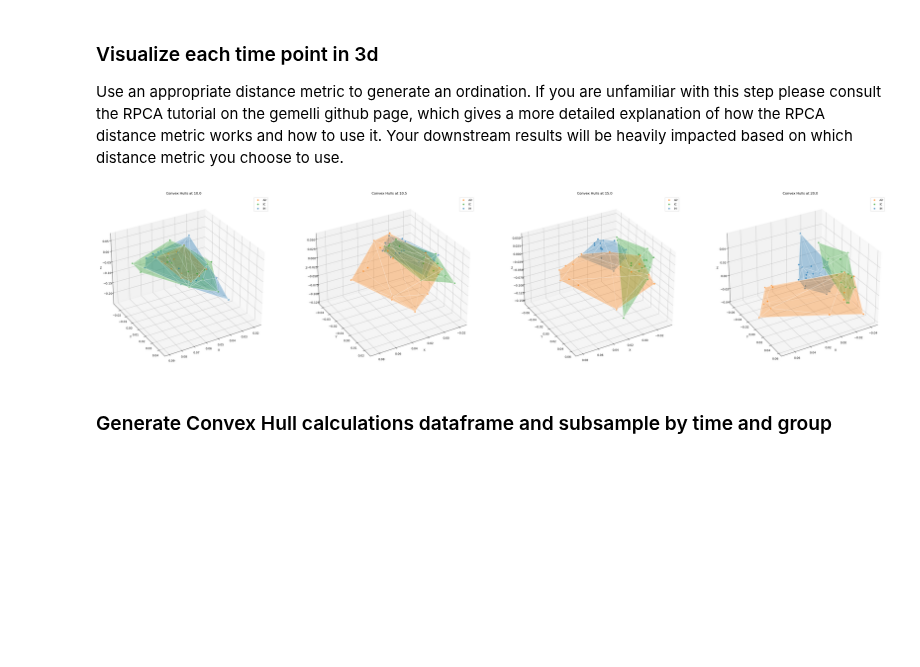
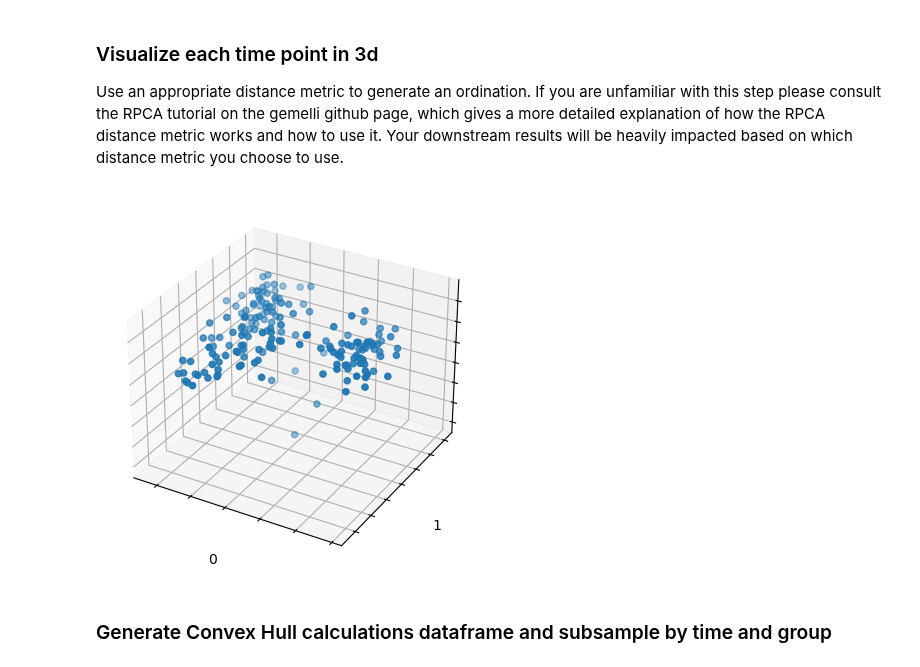
Before and after one commit to dpear/q2-convexhull2, a Jupyter notebook: 01-ch-visualizations-tutorial.ipynb, the cells around one changed output. Saved outputs shown, nothing was run; the diff lists cells and outputs as text; code cells hidden in the pictures; blank space fills up the shorter version.

```diff
--- a/01-ch-visualizations-tutorial.ipynb
+++ b/01-ch-visualizations-tutorial.ipynb
@@ -68,13 +68,15 @@ pd.DataFrame(meta[['age_match', 'exposure_type']].value_counts()).sort_values(by
 Use an appropriate distance metric to generate an ordination. If you are unfamiliar with this step please consult the RPCA tutorial on the gemelli github page, which gives a more detailed explanation of how the RPCA distance metric works and how to use it. Your downstream results will be heavily impacted based on which distance metric you choose to use.
 # %%
 from gemelli.rpca import rpca
-ord, dmat = rpca(tab.copy())
-ord
+ordination, distance_mat = rpca(tab.copy())
+ordination
+# %% [output]
+[figure, added]
 # %%
-TIME_COL = 'age_match'
-GROUP_COL = 'exposure_type'
-ID = 'sample_name'
-quiet = True
+
+def log(s):
+    if not quiet:
+        print(s)
 
 def filter_ids(ord, meta):
     """ Matches metadata to ordination. Returns ord, meta """
@@ -104,16 +106,14 @@ def get_colors(meta, GROUP_COL, palette='tab10'):
     colors = {groups[i]:vcolors[i] for i in range(len(groups))}
     return colors
 
-
-def match_ids(skb, ids):
+def match_ids(ord, ids):
     """ Input skb ordination, ids. Output overlaps as list"""
-    matched_ids = list(set(skb.index) & set(ids))
+    matched_ids = list(set(ord.index) & set(ids))
 
     if len(matched_ids) < 3:
         raise ValueError('Error in match_ids. Too few points.')
 
     return matched_ids
-
 
 def add_hull(points, simplex, color, ax):
     """ Adds hull around points on ax
@@ -127,25 +127,15 @@ def add_hull(points, simplex, color, ax):
     edge_lines = Line3DCollection(edges, colors='white', linewidths=0.5)
     ax.add_collection3d(edge_lines)
 
-
-def get_site_ids(site, time):
+def get_site_ids(site, time, meta, GROUP_COL, TIME_COL):
     s = meta[GROUP_COL] == site
     t = meta[TIME_COL] == time
 
     return list(meta[s & t][ID])
 
-
-def get_ordination(qfile):
-    """ qfile .qza returns ordinationresults object"""
-    skb = qiime2.Artifact.load(qfile).view(skbio.OrdinationResults)
-    skb = skb.samples.T[:3].T
-    return skb
-
-
 def get_points(skb, matched_ids):
     """ skb (ordination), matched_ids (list)"""
     return skb.loc[matched_ids].to_numpy()
-
 
 def get_hull(site_points, site, time):
     log(f'get_hull {site} {time}')
@@ -155,7 +145,6 @@ def get_hull(site_points, site, time):
     except:
         print(f'Error with convex hulls {site} {time}')
         return None
-
 
 def draw_points_hull(site_points, site_hull, color, label, ax):
     log(f'draw_points_hull')
@@ -171,11 +160,10 @@ def draw_points_hull(site_points, site_hull, color, label, ax):
     for simplex in site_hull.simplices:
         add_hull(site_points, simplex, color, ax)
 
-
-def make_points_hull(site, skb, color, time, ax, subset):
+def make_points_hull(site, skb, color, time, ax, meta, subset):
 
     log(f'make_points_hull {site} {time}')
-    ids = get_site_ids(site, time)
+    ids = get_site_ids(site, time, meta, GROUP_COL, TIME_COL)
     matched_ids = match_ids(skb, ids)
 
     if not subset == None:
@@ -188,13 +176,8 @@ def make_points_hull(site, skb, color, time, ax, subset):
     if not site_hull == None:
         draw_points_hull(site_points, site_hull, color, site, ax)
 
-
-def log(s):
-    if not quiet:
-        print(s)
-
-def plot_hulls(skb, times, body_sites, axis=True,
-               save=True, rotation=45, elev=30, subset=None):
+def plot_hulls(skb, times, body_sites, colors, meta,
+               axis=True, save=True, rotation=45, elev=30, subset=None):
     """ qfile must end in -biplot.qza """
     log('plotting hulls')
 
@@ -211,7 +194,7 @@ def plot_hulls(skb, times, body_sites, axis=True,
 
             color = colors[site]
             label = site
-            make_points_hull(site, skb, color, what_time, ax, subset=subset)
+            make_points_hull(site, skb, color, what_time, ax, meta, subset=subset)
 
         # Decorate plot
         ax.set_xlabel("X")
@@ -222,21 +205,12 @@ def plot_hulls(skb, times, body_sites, axis=True,
         if not axis:
             ax.axis('off')
 
-        # ax.set_zlim([-.06,0.1])
-        # ax.set_ylim([-.05,0.9])
-        # ax.set_xlim([-.07,0.07])
-
         ax.view_init(elev=elev, azim=rotation)  # Adjust these angles as desired
 
         # Show the plot
         plt.title(f"Convex Hulls at {what_time}")
-        # ncol+=1
-    plt.show()
 
-
-ord = result.biplot.view(skbio.OrdinationResults)
-ord, meta = filter_ids(ord, meta)
-colors = get_colors(meta, GROUP_COL)
+    return fig
 
 def get_times(meta, TIME_COL):
     return sorted(list(meta[TIME_COL].unique()))
@@ -244,12 +218,20 @@ def get_times(meta, TIME_COL):
 def get_groups(meta, GROUP_COL):
     return sorted(list(meta[GROUP_COL].unique()))
 
-times = get_times(meta, TIME_COL)
-sites = get_groups(meta, GROUP_COL)
+def plot_3d_hulls(ordination, metadata,
+                  GROUP_COL, TIME_COL,
+                  axis=True,
+                  save=False,
+                  rotation=60):
+    ord, meta = filter_ids(ordination, metadata)
+    colors = get_colors(meta, GROUP_COL)
 
-plot_hulls(ord, times, sites, axis=True, save=False, rotation=60)
+    times = get_times(meta, TIME_COL)
+    sites = get_groups(meta, GROUP_COL)
+
+    fig = plot_hulls(ord, times, sites, colors, meta,
+                     axis=axis, save=save, rotation=rotation)
+    return fig, ord, meta, colors
-# %% [output]
-[figure, removed]
 # %% [markdown]
 ### Generate Convex Hull calculations dataframe and subsample by time and group
 # %%
```
Also changed, not shown: parts of 11 cells of this notebook.
